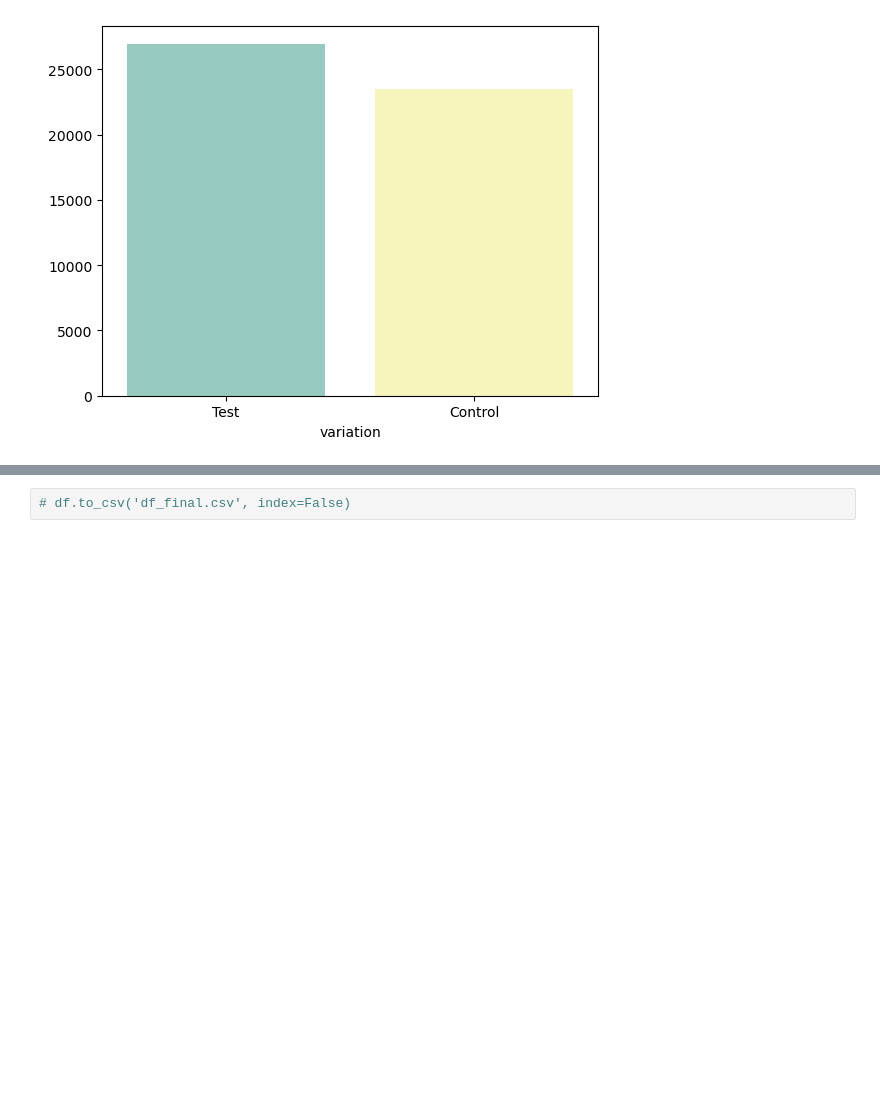
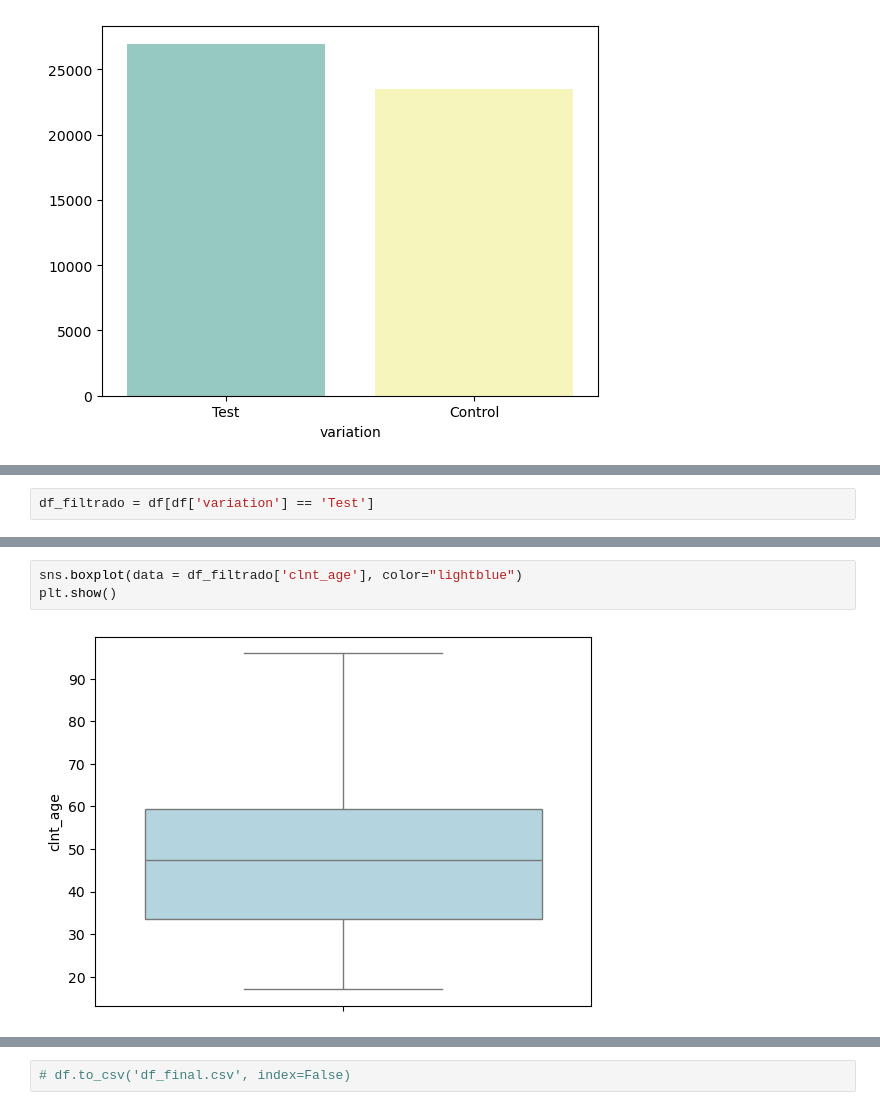
Before and after one commit to JimenezRoDA/vanguard-ab-test, a Jupyter notebook: vanguard-ab-test.ipynb, the cells around one changed output, grey strips where cells are left out. Saved outputs shown, nothing was run; the diff lists cells and outputs as text; blank space fills up the shorter version.

```diff
--- a/vanguard-ab-test.ipynb
+++ b/vanguard-ab-test.ipynb
@@ -244,0 +246,2 @@ Passing `palette` without assigning `hue` is deprecated and will be removed in v
+# %%
+df_filtrado = df[df['variation'] == 'Test']
@@ -244,0 +277,5 @@ Passing `palette` without assigning `hue` is deprecated and will be removed in v
+# %%
+sns.boxplot(data = df_filtrado['clnt_age'], color="lightblue")
+plt.show()
+# %% [output]
+[figure, added]
```
Also changed, not shown: parts of 9 cells of this notebook.
